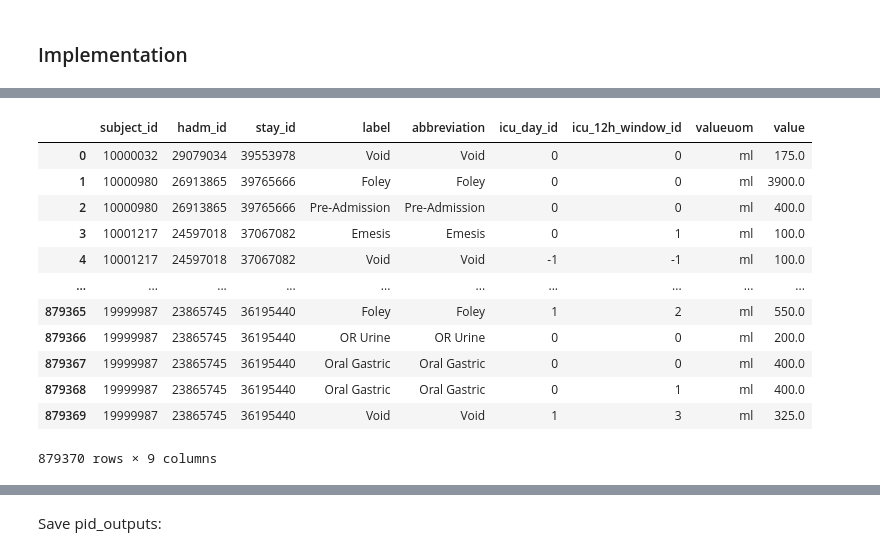
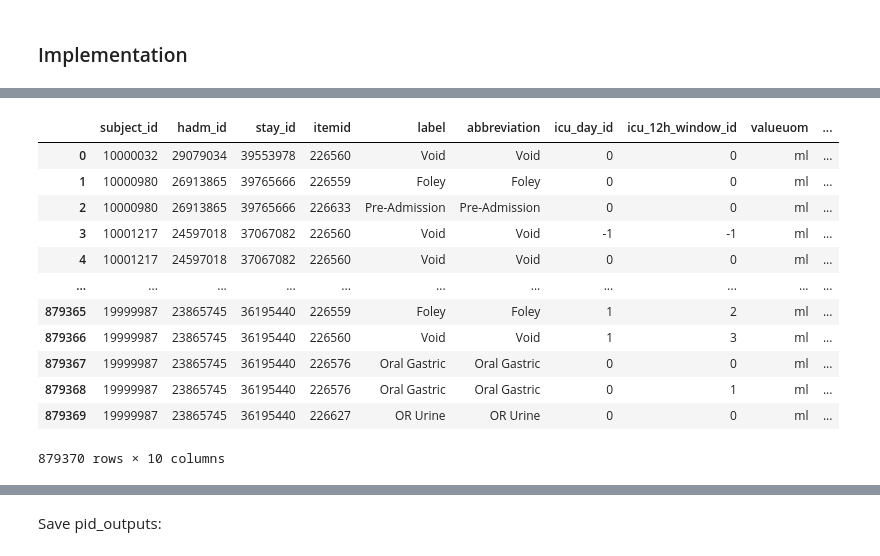
Before and after one commit to maslenkovas/aki_prediction, a Jupyter notebook: other/icu_preprocessing.ipynb, the cells around one changed output, grey strips where cells are left out. Cells and saved outputs as stored; diff of their text form; code cells hidden in the pictures.

```diff
--- a/other/icu_preprocessing.ipynb
+++ b/other/icu_preprocessing.ipynb
@@ -564,0 +592,4 @@ for _, row in data_d_items[data_d_items.category=='Routine Vital Signs'].iterrow
+# %%
+chartevents_labs = data_chartevents[data_chartevents.itemid.isin(labs_itemids)]
+chartevents_labs = chartevents_labs.merge(data_d_items[['itemid', 'label', 'abbreviation', 'category', 'unitname', 'param_type']])
+chartevents_labs['valuenum'] = chartevents_labs['valuenum'].astype(float)
@@ -564,0 +628,3 @@ for _, row in data_d_items[data_d_items.category=='Routine Vital Signs'].iterrow
+# %%
+with open(PKL_PATH + 'chartevents_labs.pkl', 'wb') as f:
+    pickle.dump(chartevents_labs, f, protocol=pickle.HIGHEST_PROTOCOL)
@@ -565,3 +654,9 @@ for _, row in data_d_items[data_d_items.category=='Routine Vital Signs'].iterrow
+# %%
+itemid_scr = 220615
+chartevents_creatinine = chartevents_labs[chartevents_labs.itemid==itemid_scr]
+# %%
+with open(PKL_PATH + 'chartevents_creatinine.pkl', 'wb') as f:
+    pickle.dump(chartevents_creatinine, f, protocol=pickle.HIGHEST_PROTOCOL)
 # %% [markdown]
 data_datetimeevents
 # %%
@@ -2487,8 +2754,9 @@ test
 # %% [markdown]
 ### Implementation
 # %%
-g = data_outputevents[['subject_id', 'hadm_id', 'stay_id', 'value', 'valueuom', 'label', 'abbreviation', 'icu_day_id', 'icu_12h_window_id']]\
-    .groupby(['subject_id', 'hadm_id', 'stay_id','label', 'abbreviation', 'icu_day_id', 'icu_12h_window_id'])\
+%%time
+g = data_outputevents[['subject_id', 'hadm_id', 'stay_id', 'value', 'valueuom', 'itemid', 'label', 'abbreviation', 'icu_day_id', 'icu_12h_window_id']]\
+    .groupby(['subject_id', 'hadm_id', 'stay_id','itemid','label', 'abbreviation', 'icu_day_id', 'icu_12h_window_id'])\
         .agg({'valueuom':min, 'value':sum})\
             .reset_index()
 g
@@ -2496,16 +2766,16 @@ g
-|  | subject_id | hadm_id | stay_id | label | abbreviation | icu_day_id | icu_12h_window_id | valueuom | value |
-| 0 | 10000032 | 29079034 | 39553978 | Void | Void | 0 | 0 | ml | 175.0 |
-| 1 | 10000980 | 26913865 | 39765666 | Foley | Foley | 0 | 0 | ml | 3900.0 |
-| 2 | 10000980 | 26913865 | 39765666 | Pre-Admission | Pre-Admission | 0 | 0 | ml | 400.0 |
-| 3 | 10001217 | 24597018 | 37067082 | Emesis | Emesis | 0 | 1 | ml | 100.0 |
-| 4 | 10001217 | 24597018 | 37067082 | Void | Void | -1 | -1 | ml | 100.0 |
-| ... | ... | ... | ... | ... | ... | ... | ... | ... | ... |
-| 879365 | 19999987 | 23865745 | 36195440 | Foley | Foley | 1 | 2 | ml | 550.0 |
-| 879366 | 19999987 | 23865745 | 36195440 | OR Urine | OR Urine | 0 | 0 | ml | 200.0 |
-| 879367 | 19999987 | 23865745 | 36195440 | Oral Gastric | Oral Gastric | 0 | 0 | ml | 400.0 |
-| 879368 | 19999987 | 23865745 | 36195440 | Oral Gastric | Oral Gastric | 0 | 1 | ml | 400.0 |
-| 879369 | 19999987 | 23865745 | 36195440 | Void | Void | 1 | 3 | ml | 325.0 |
+|  | subject_id | hadm_id | stay_id | itemid | label | abbreviation | icu_day_id | icu_12h_window_id | valueuom | ... |
+| 0 | 10000032 | 29079034 | 39553978 | 226560 | Void | Void | 0 | 0 | ml | ... |
+| 1 | 10000980 | 26913865 | 39765666 | 226559 | Foley | Foley | 0 | 0 | ml | ... |
+| 2 | 10000980 | 26913865 | 39765666 | 226633 | Pre-Admission | Pre-Admission | 0 | 0 | ml | ... |
+| 3 | 10001217 | 24597018 | 37067082 | 226560 | Void | Void | -1 | -1 | ml | ... |
+| 4 | 10001217 | 24597018 | 37067082 | 226560 | Void | Void | 0 | 0 | ml | ... |
+| ... | ... | ... | ... | ... | ... | ... | ... | ... | ... | ... |
+| 879365 | 19999987 | 23865745 | 36195440 | 226559 | Foley | Foley | 1 | 2 | ml | ... |
+| 879366 | 19999987 | 23865745 | 36195440 | 226560 | Void | Void | 1 | 3 | ml | ... |
+| 879367 | 19999987 | 23865745 | 36195440 | 226576 | Oral Gastric | Oral Gastric | 0 | 0 | ml | ... |
+| 879368 | 19999987 | 23865745 | 36195440 | 226576 | Oral Gastric | Oral Gastric | 0 | 1 | ml | ... |
+| 879369 | 19999987 | 23865745 | 36195440 | 226627 | OR Urine | OR Urine | 0 | 0 | ml | ... |
-879370 rows × 9 columns
+879370 rows × 10 columns
 # %%
 %%time
 print(f'1st row is in progress...')
```
Also changed, not shown: parts of 207 cells of this notebook, 3 other files.
